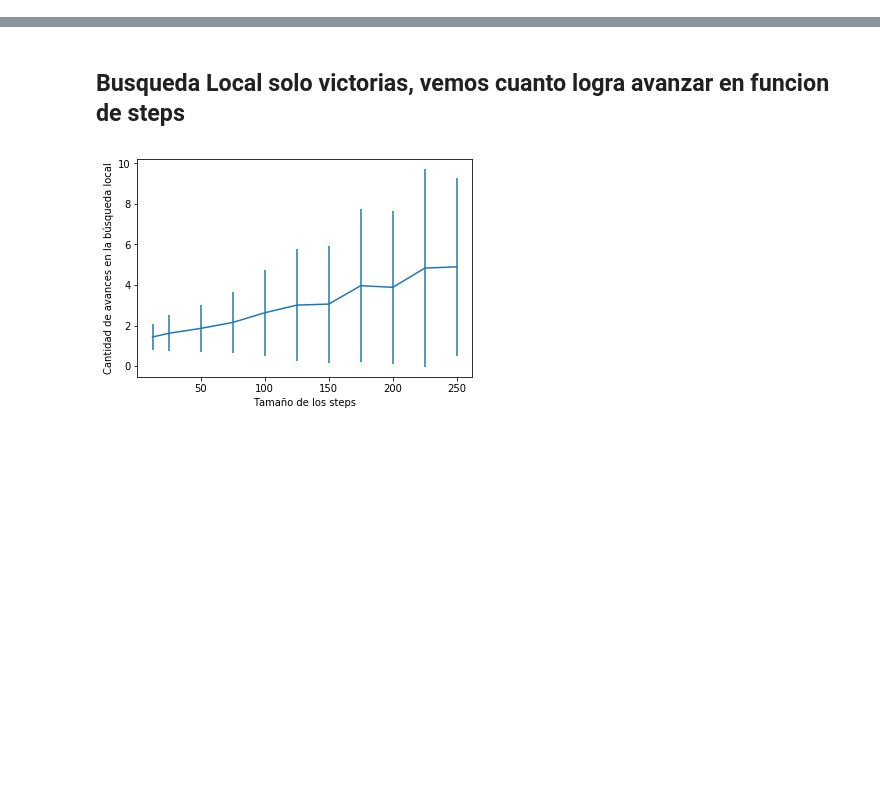
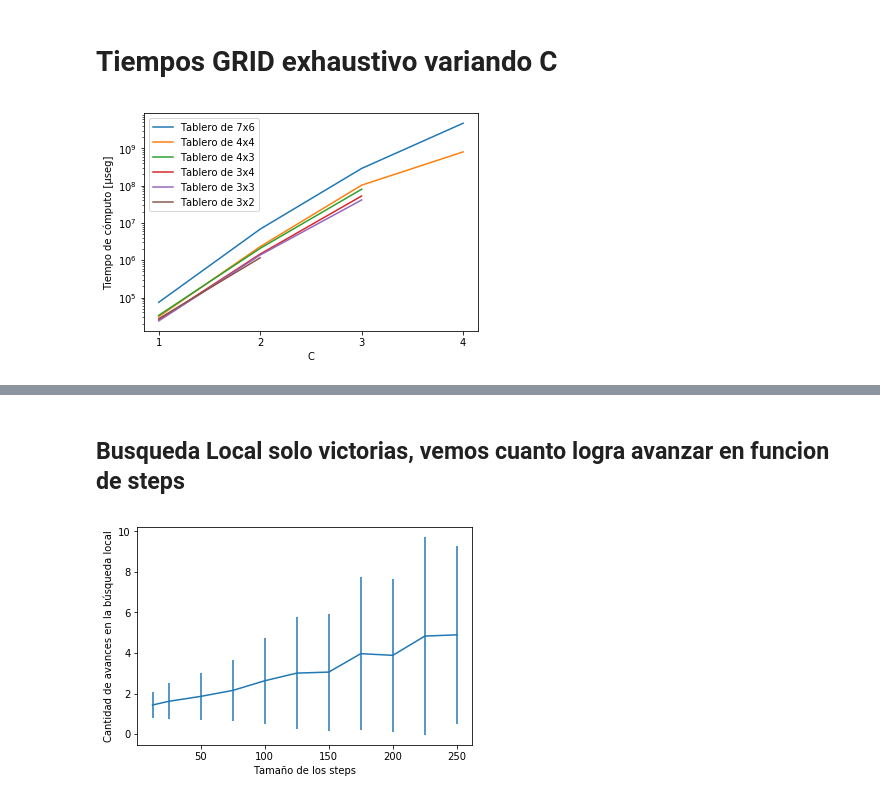
Before and after one commit to npazosmendez/connect4-AI, a Jupyter notebook: mediciones/gridsearch.ipynb, the cells around one changed output, grey strips where cells are left out. Saved outputs shown, nothing was run; the diff lists cells and outputs as text; code cells hidden in the pictures; blank space fills up the shorter version.

Commit message:
graficos tiempos exhautivo grid

```diff
--- a/mediciones/gridsearch.ipynb
+++ b/mediciones/gridsearch.ipynb
@@ -11,3 +12,5 @@ unidad = 'micros'
 
 # Variables de estadísticos
 muestras = 5
+# %% [markdown]
+# Tiempos GRID exhaustivo variando C
@@ -13,0 +38,26 @@ muestras = 5
+# %%
+tiempos = np.load('save/tiempos_grid_exh.npy')
+
+# Este lo hago a mano
+tiempos76 = [74463,6.8301e+06, 2.89665e+08, 4.72078e+09]
+
+CC = [1,2,3,4]
+# Format plot
+plt.figure()
+plt.xticks(CC)
+plt.yscale('log')
+plt.xlabel('C')
+plt.ylabel('Tiempo de cómputo [μseg]')
+
+# Data
+plt.plot(CC, tiempos76, label="Tablero de 7x6")
+plt.plot(CC,tiempos[3][3],label='Tablero de 4x4')
+plt.plot(CC[:-1],tiempos[3][2][:-1],label='Tablero de 4x3')
+plt.plot(CC[:-1],tiempos[2][3][:-1],label='Tablero de 3x4')
+plt.plot(CC[:-1],tiempos[2][2][:-1],label='Tablero de 3x3')
+plt.plot(CC[:-2],tiempos[2][1][:-2],label='Tablero de 3x2')
+plt.legend(loc='best')
+plt.savefig('plots/grid_ext_tiempos.pdf')
+plt.show()
+# %% [output]
+[figure, added]
```
Also changed, not shown: parts of 6 cells of this notebook, 4 other files.
